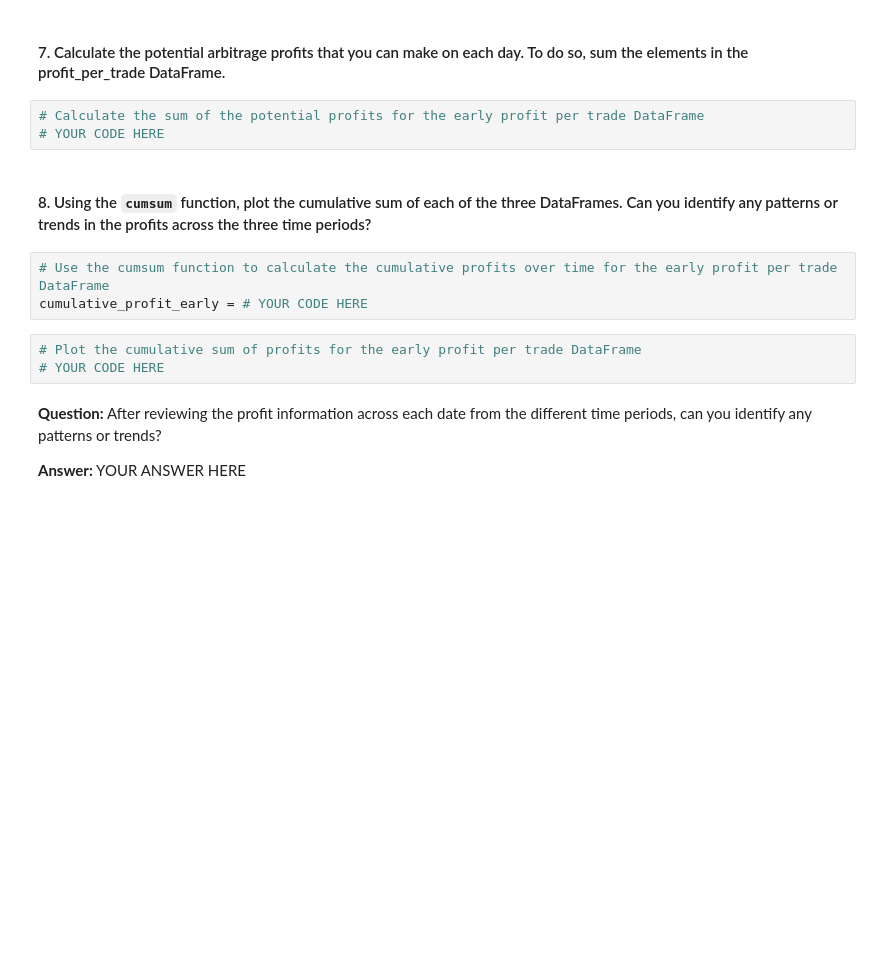
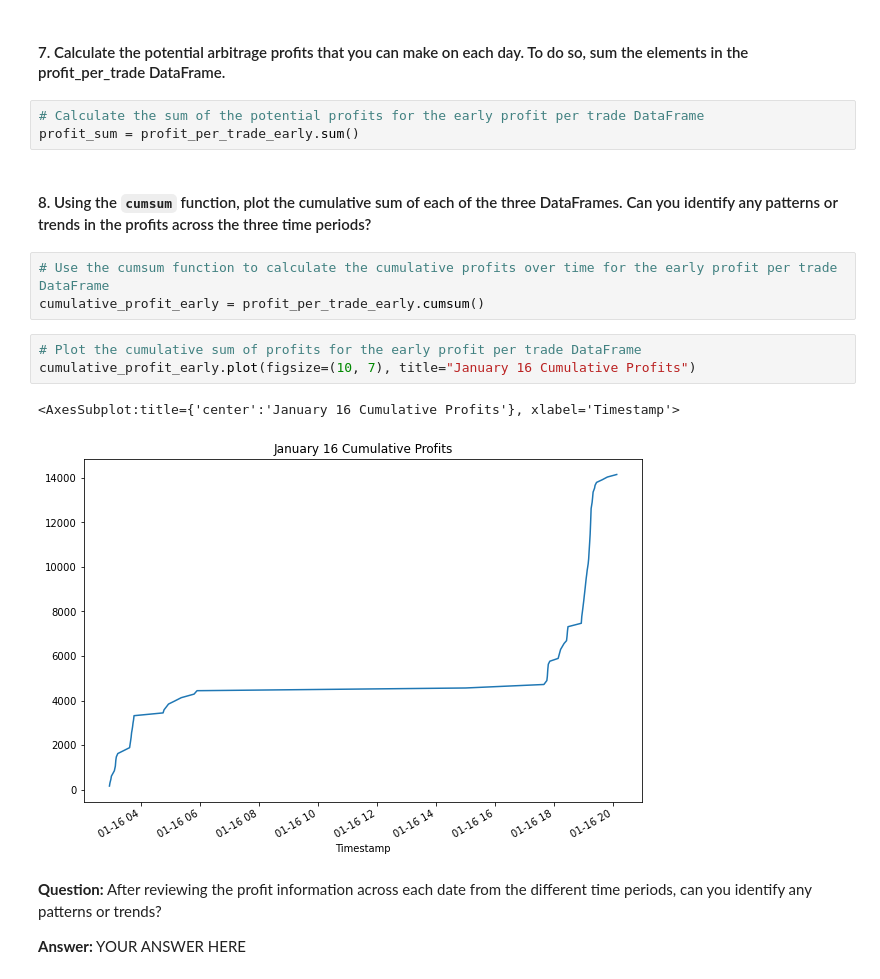
Before and after one commit to zvahidy/Crypto-Arbitrage, a Jupyter notebook: crypto_arbitrage.ipynb, the cells around one changed output. Drawn from its saved outputs; the diff is of its cells as text; blank space fills up the shorter version.

```diff
--- a/crypto_arbitrage.ipynb
+++ b/crypto_arbitrage.ipynb
@@ -579,15 +637,18 @@ profit_per_trade_early = # YOUR CODE HERE
 #### 7. Calculate the potential arbitrage profits that you can make on each day. To do so, sum the elements in the profit_per_trade DataFrame.
 # %%
 # Calculate the sum of the potential profits for the early profit per trade DataFrame
-# YOUR CODE HERE
+profit_sum = profit_per_trade_early.sum()
 # %% [markdown]
 #### 8. Using the `cumsum` function, plot the cumulative sum of each of the three DataFrames. Can you identify any patterns or trends in the profits across the three time periods?
 # %%
 # Use the cumsum function to calculate the cumulative profits over time for the early profit per trade DataFrame
-cumulative_profit_early = # YOUR CODE HERE
+cumulative_profit_early = profit_per_trade_early.cumsum()
 # %%
 # Plot the cumulative sum of profits for the early profit per trade DataFrame
-# YOUR CODE HERE
+cumulative_profit_early.plot(figsize=(10, 7), title="January 16 Cumulative Profits")
+# %% [output]
+<AxesSubplot:title={'center':'January 16 Cumulative Profits'}, xlabel='Timestamp'>
+[figure, added]
 # %% [markdown]
 **Question:** After reviewing the profit information across each date from the different time periods, can you identify any patterns or trends?
 
```
Also changed, not shown: parts of 7 cells of this notebook.
